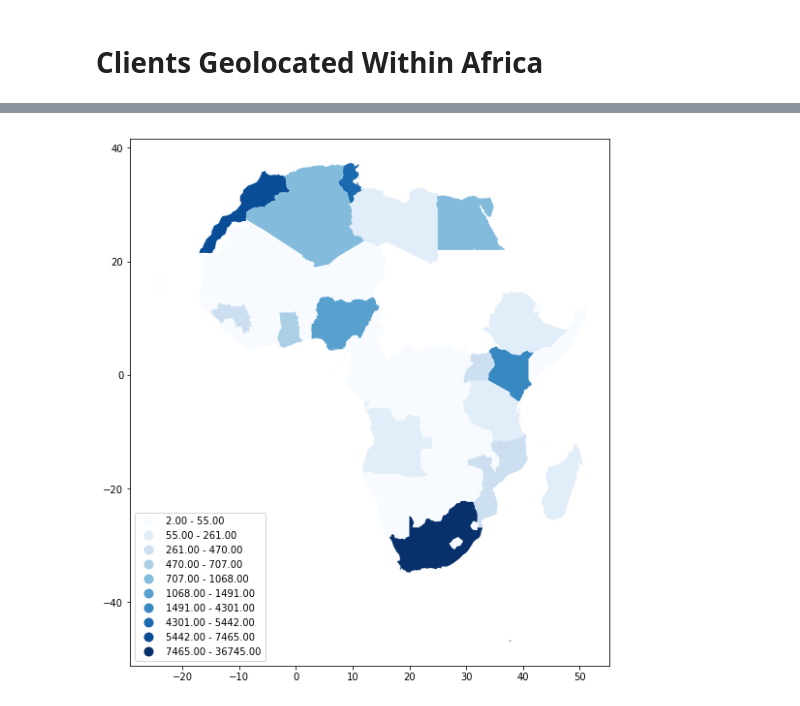
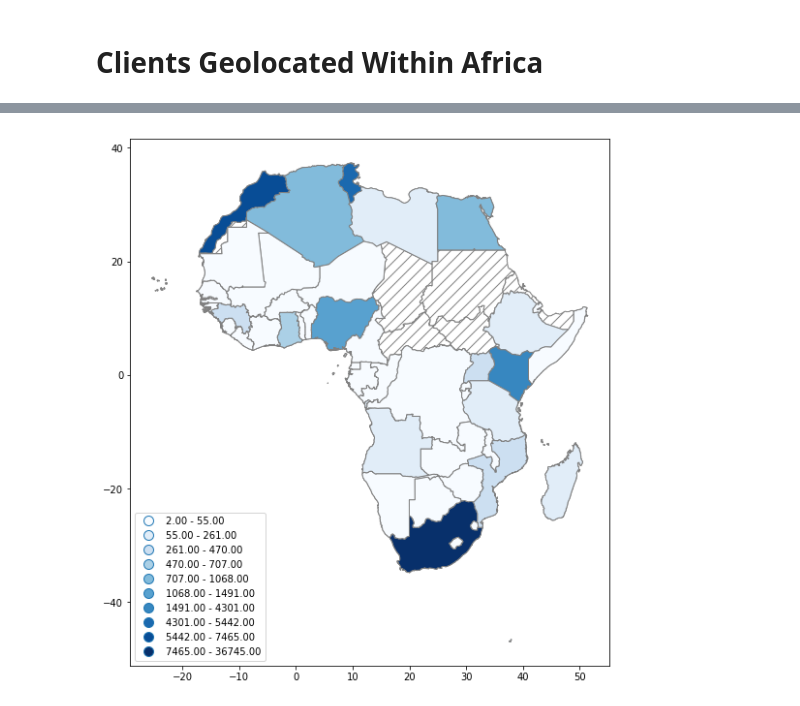
Before and after one commit to stephen-soltesz/ipython-testing, a Jupyter notebook: geomaps-example.ipynb, the cells around one changed output, grey strips where cells are left out. Saved outputs shown, nothing was run; the diff lists cells and outputs as text; code cells hidden in the pictures.

Commit message:
Add country borders even for missing data

```diff
--- a/geomaps-example.ipynb
+++ b/geomaps-example.ipynb
@@ -31,7 +41,7 @@ figsize = (16, 10)
 # Depends on: pip install --upgrade google-cloud-bigquery
 from google.cloud import bigquery
 
-def run_query(query, project='mlab-sandbox'):
+def run_query(query, project='measurement-lab'):
     #print query
     client = bigquery.Client(project=project)
     job = client.query(query)
@@ -43,9 +53,13 @@ def run_query(query, project='mlab-sandbox'):
 
     return pd.DataFrame(results)
 # %%
-gdf = gpd.read_file(shapefile)
-gdf = gdf[['ISO_A2', 'CONTINENT', 'geometry']].to_crs('+proj=longlat')
-gdf = gdf[gdf.CONTINENT == 'Africa']
+globe_raw = gpd.read_file(shapefile)
 
-gdf.sample(5)
+globe = globe[['ISO_A2', 'CONTINENT', 'geometry']].to_crs('+proj=longlat')
+globe = globe[globe.CONTINENT != 'Antarctica']
+globe['default'] = 0
+
+africa = globe[globe.CONTINENT == 'Africa'].copy()
+africa['default'] = 0
+africa.sample(5)
 # %% [output]
@@ -85,4 +99,4 @@ count_df.sample(5)
 # %%
-count_merged = gdf.merge(count_df, left_on='ISO_A2', right_on='country_code')
+count_merged = africa.merge(count_df, left_on='ISO_A2', right_on='country_code')
 count_merged.sample(5)
 # %% [output]
@@ -95,4 +109,5 @@ count_merged.sample(5)
 # %%
-ax = count_merged.dropna().plot(column='count', cmap='Blues', figsize=figsize, scheme='Fisher_Jenks', k=10, legend=True, legend_kwds={"loc": 3})
+ax = africa.plot(column='default', color='white', edgecolor='grey', figsize=figsize, hatch="//")
+ax = count_merged.dropna().plot(ax=ax, column='count', cmap='Blues', scheme='Fisher_Jenks', k=10, legend=True, legend_kwds={"loc": 3}, edgecolor='grey')
 # %% [output]
-[figure, old version]
+[figure, new version]
```
Also changed, not shown: parts of 11 cells of this notebook.
